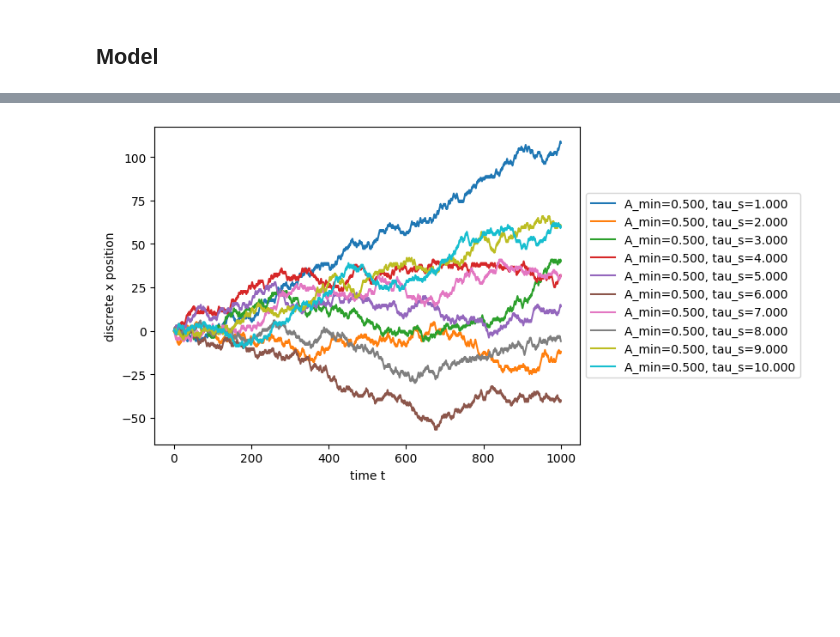
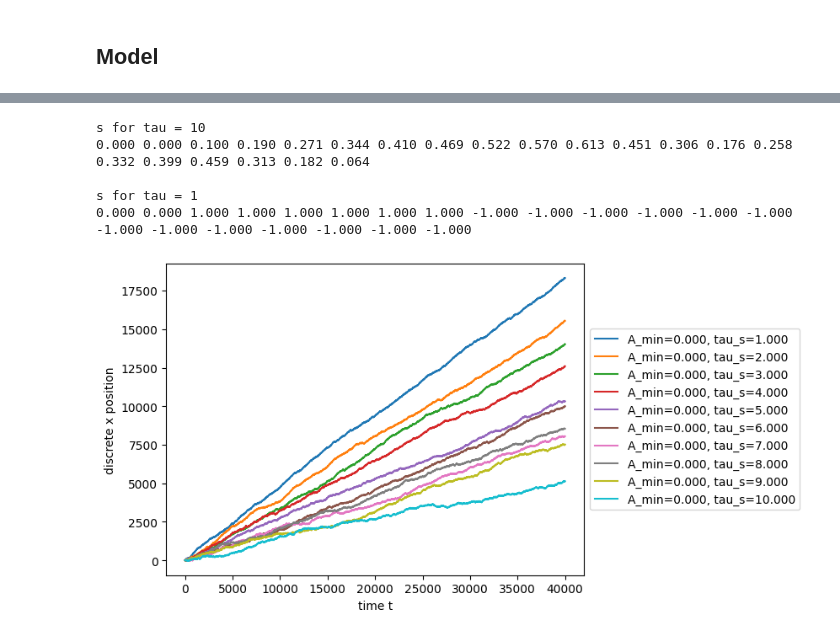
Before and after one commit to erezli/IIBCW_simplified_chemotaxis_model, a Jupyter notebook: CW1_simulation.ipynb, the cells around one changed output, grey strips where cells are left out. Cells and saved outputs as stored; diff of their text form; code cells hidden in the pictures; blank space fills up the shorter version.

```diff
--- a/CW1_simulation.ipynb
+++ b/CW1_simulation.ipynb
@@ -102,4 +127,4 @@ The probability of tumbling (reverse direction) is 0.75 throughout the simulatio
 # %%
-parameters = {'velocity' : 1, 'dt' : 1, 'direction' : 1, 'x' : 0, 's' : 0, 'maxA' : 0.75,
+parameters = {'velocity' : 1, 'dt' : 1, 'direction' : 1, 'x' : 0, 's' : 0, 'maxA' : 0.25,
               'k' : 1, 'cType' : "linear"}
 exp2 = Chemotaxis(**parameters)
@@ -106,8 +133,25 @@ exp2 = Chemotaxis(**parameters)
+# %%
+%autoreload
+exp2_1 = Chemotaxis(**parameters)
+exp2_1.run_simulation(0, 10, no_steps=20, plot=False)
+print("s for tau = 10")
+[print('%.3f' % i, end=' ') for i in exp2_1.s_list]
+print("\n")
+exp2_1.run_simulation(0, 1, no_steps=20, plot=False)
+print("s for tau = 1")
+[print('%.3f' % j, end=' ') for j in exp2_1.s_list]
+print(" ")
+# %% [output]
+s for tau = 10
+0.000 0.000 0.100 0.190 0.271 0.344 0.410 0.469 0.522 0.570 0.613 0.451 0.306 0.176 0.258 0.332 0.399 0.459 0.313 0.182 0.064
+
+s for tau = 1
+0.000 0.000 1.000 1.000 1.000 1.000 1.000 1.000 -1.000 -1.000 -1.000 -1.000 -1.000 -1.000 -1.000 -1.000 -1.000 -1.000 -1.000 -1.000 -1.000
 # %%
 %autoreload
 N = 10
-A_min = [0.25] * N
+A_min = [0] * N
 tau_s = [i for i in np.linspace(1, 10, N)]
-exp2.plt_multiple_traj(N, A_min, tau_s, no_steps=1000)
+traj2 = exp2.plt_multiple_traj(N, A_min, tau_s, no_steps=40000)
 # %% [output]
-[figure, old version]
+[figure, new version]
```
Also changed, not shown: parts of 48 cells of this notebook, 2 other files.
